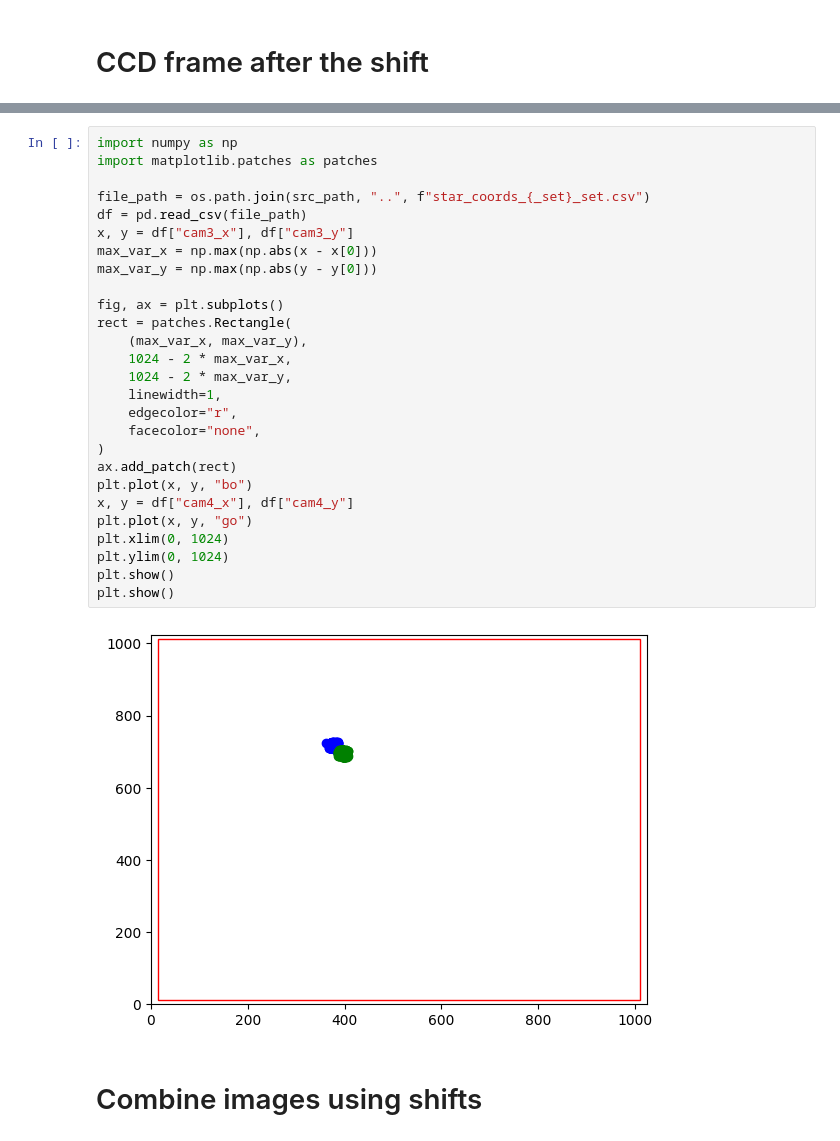
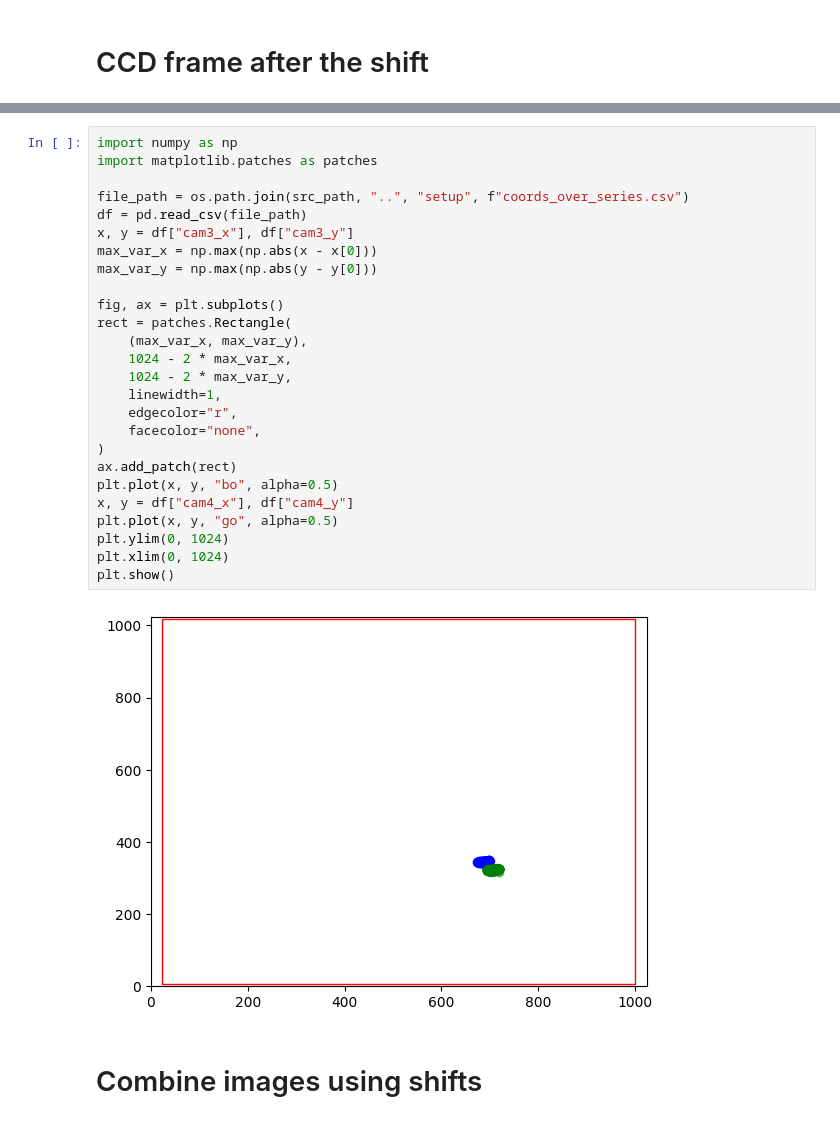
Before and after one commit to DBernardes/Tools-for-the-MOPTOP-pipeline-products, a Jupyter notebook: shift_and_combine_images.ipynb, the cells around one changed output, grey strips where cells are left out. Cells and saved outputs as stored; diff of their text form.

```diff
--- a/shift_and_combine_images.ipynb
+++ b/shift_and_combine_images.ipynb
@@ -83,32 +133,31 @@ Set MJD-END to 60153.161168 from DATE-END'. [astropy.wcs.wcs]
 # %%
 import numpy as np
 import matplotlib.patches as patches
 
-file_path = os.path.join(src_path, "..", f"star_coords_{_set}_set.csv")
+file_path = os.path.join(src_path, "..", "setup", f"coords_over_series.csv")
 df = pd.read_csv(file_path)
 x, y = df["cam3_x"], df["cam3_y"]
 max_var_x = np.max(np.abs(x - x[0]))
 max_var_y = np.max(np.abs(y - y[0]))
 
 fig, ax = plt.subplots()
 rect = patches.Rectangle(
     (max_var_x, max_var_y),
     1024 - 2 * max_var_x,
     1024 - 2 * max_var_y,
     linewidth=1,
     edgecolor="r",
     facecolor="none",
 )
 ax.add_patch(rect)
-plt.plot(x, y, "bo")
+plt.plot(x, y, "bo", alpha=0.5)
 x, y = df["cam4_x"], df["cam4_y"]
-plt.plot(x, y, "go")
+plt.plot(x, y, "go", alpha=0.5)
+plt.ylim(0, 1024)
 plt.xlim(0, 1024)
-plt.ylim(0, 1024)
 plt.show()
-plt.show()
 # %% [output]
-[figure, old version]
+[figure, new version]
 # %% [markdown]
 # Combine images using shifts
 # %%
```
Also changed, not shown: parts of 4 cells of this notebook, 7 other files.
